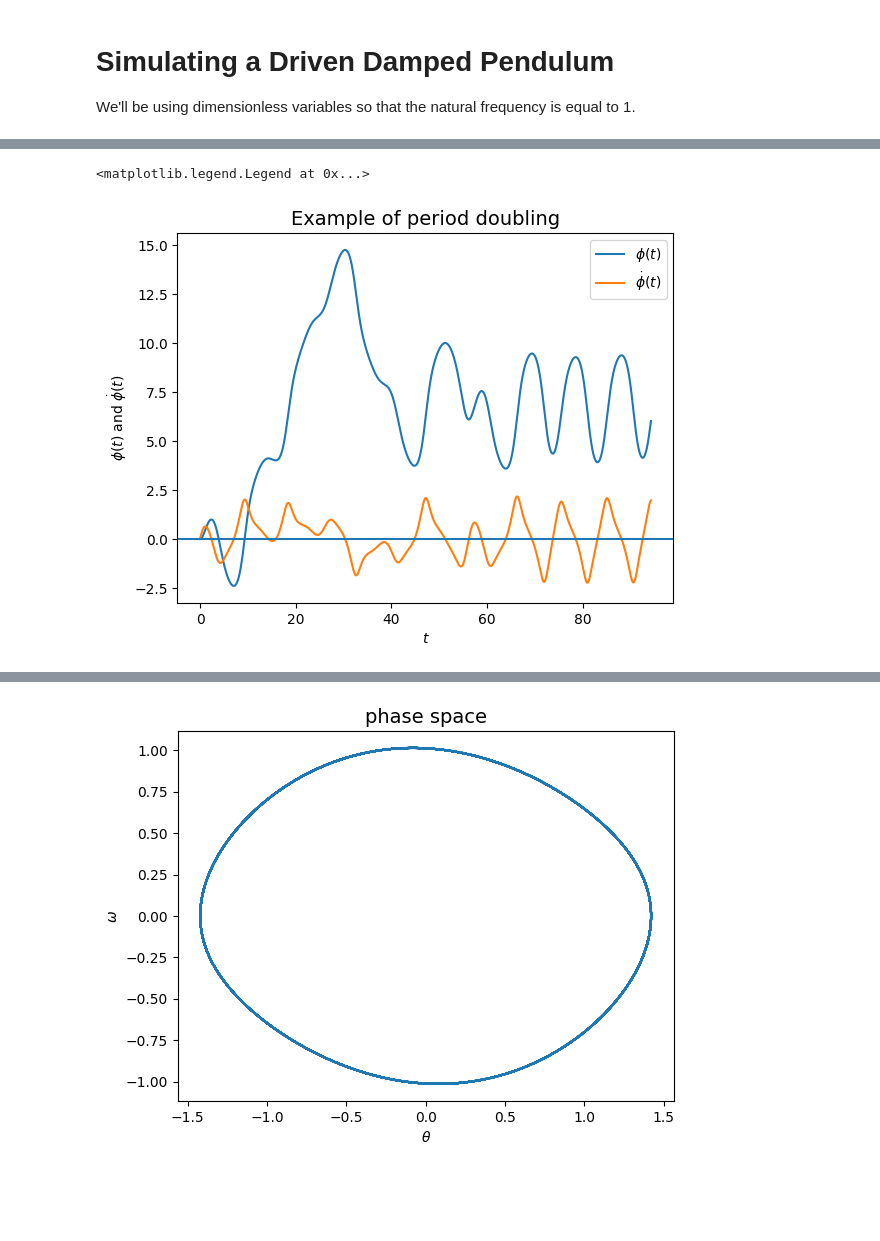
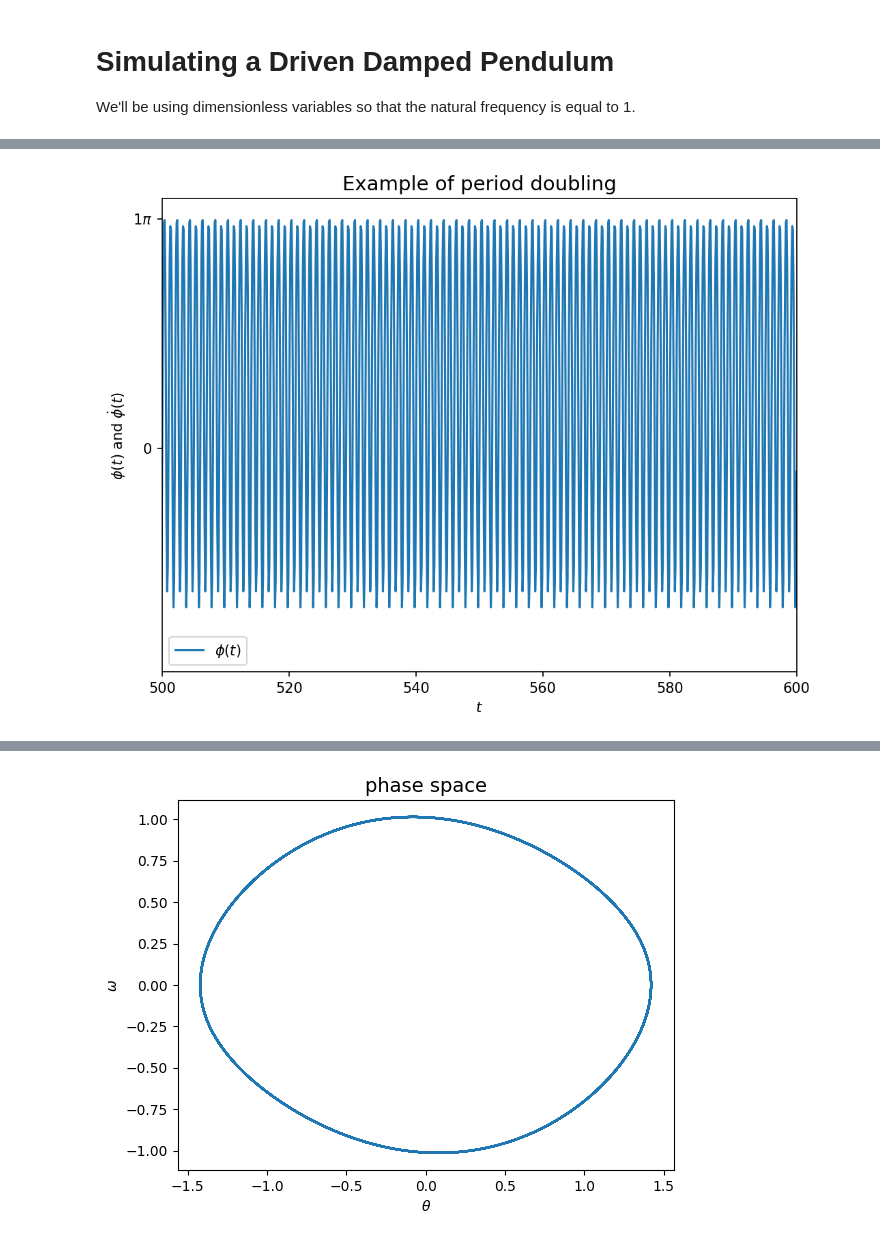
Before and after one commit to henpai91/DPP_Chaos, a Jupyter notebook: notebook.ipynb, the cells around one changed output, grey strips where cells are left out. Drawn from its saved outputs; the diff is of its cells as text; code cells hidden in the pictures; blank space fills up the shorter version.

```diff
--- a/notebook.ipynb
+++ b/notebook.ipynb
@@ -19,7 +18,7 @@ $
 $
 # %%
 #
-def eom_dpp(t,state,beta,gamma,omega):
+def eom_dpp(t,state,beta,gamma,omega0,omega):
     '''
     Function returning derivatives of the dependent quantities theta and omega for a driven damped pendulum
     state: Array of size 2 describing state of the system
@@ -27,6 +26,7 @@ def eom_dpp(t,state,beta,gamma,omega):
         state[1]: phi_dot, angular velocity
     beta: damping parameter
     gamma: drive strength
+    omega0: Resonant frequency
     omega: drive frequency
     '''
 
@@ -34,36 +34,44 @@ def eom_dpp(t,state,beta,gamma,omega):
     phi_dot = state[1]
 
     d_phi_dt = phi_dot
-    d_phi_dot_dt = -2*beta*phi_dot - np.sin(phi) + gamma*np.cos(omega*t)
+    d_phi_dot_dt = -2*beta*phi_dot - omega0**2*np.sin(phi) + gamma*omega0**2*np.cos(omega*t)
     return (d_phi_dt,d_phi_dot_dt)
 # %%
-phi0 = 0        # Initial theta
+phi0 = -np.pi/2        # Initial theta
 phi_dot0 = 0    # Initial angular velocity
 state0 = np.array([phi0,phi_dot0])
 
-beta = 0.25         # Damping parameter
-gamma = 1.06        # Driving amplitude
-omega = 2/3     # Driving frequency
+
+gamma = 1.5        # Driving amplitude
+omega = 2*np.pi     # Driving frequency
+omega0 =  1.5*omega      # Natural frequency
+beta = omega0/8         # Damping parameter
 
 t_start = 0
-t_end = 15*2*np.pi
-t_eval = np.linspace(t_start,t_end,50*201)
+t_end = 200
+t_eval = np.linspace(t_start,t_end,6001)
 # %%
 sol = integrate.solve_ivp(eom_dpp,t_span = (t_start,t_end), y0=state0,
-                          t_eval=t_eval,atol=1e-16, rtol=1e-16,args=(beta,gamma,omega))
+                          t_eval=t_eval,atol=1e-16, rtol=1e-16,args=(beta,gamma,omega0,omega))
 
 phi = sol.y[0]
 phi_dot = sol.y[1]
 t = sol.t
 # %%
-plt.figure(1)
-plt.plot(t_eval,phi, label='$\phi(t)$')
-plt.plot(t,phi_dot, label = '$\dot{\phi}(t)$')
-plt.axhline(0)
-plt.title("Example of period doubling",fontsize=14)
-plt.xlabel("$t$")
-plt.ylabel("$\phi(t)$ and $\dot{\phi}(t)$"); # No idea why I need \\theta
-plt.legend()
+f,ax = plt.subplots(figsize=(8,6),dpi=150)
+
+ax.plot(t_eval,phi, label='$\phi(t)$')
+#ax.plot(t,phi_dot/(2*np.pi), label = '$\dot{\phi}(t)$')
+
+ax.set_title("Example of period doubling",fontsize=14)
+ax.set_xlabel("$t$")
+ax.set_ylabel("$\phi(t)$ and $\dot{\phi}(t)$"); # No idea why I need \\theta
+ax.legend()
+ax.set_xlim([500,600])
+# For setting the y-axis in units of pi
+ax.yaxis.set_major_formatter(FuncFormatter(
+   lambda val,pos: '{:.0g}$\pi$'.format(val/np.pi) if val !=0 else '0'
+))
+ax.yaxis.set_major_locator(MultipleLocator(base=np.pi))
 # %% [output]
-<matplotlib.legend.Legend at 0x...>
-[figure, old version]
+[figure, new version]
```
Also changed, not shown: parts of 6 cells of this notebook.
